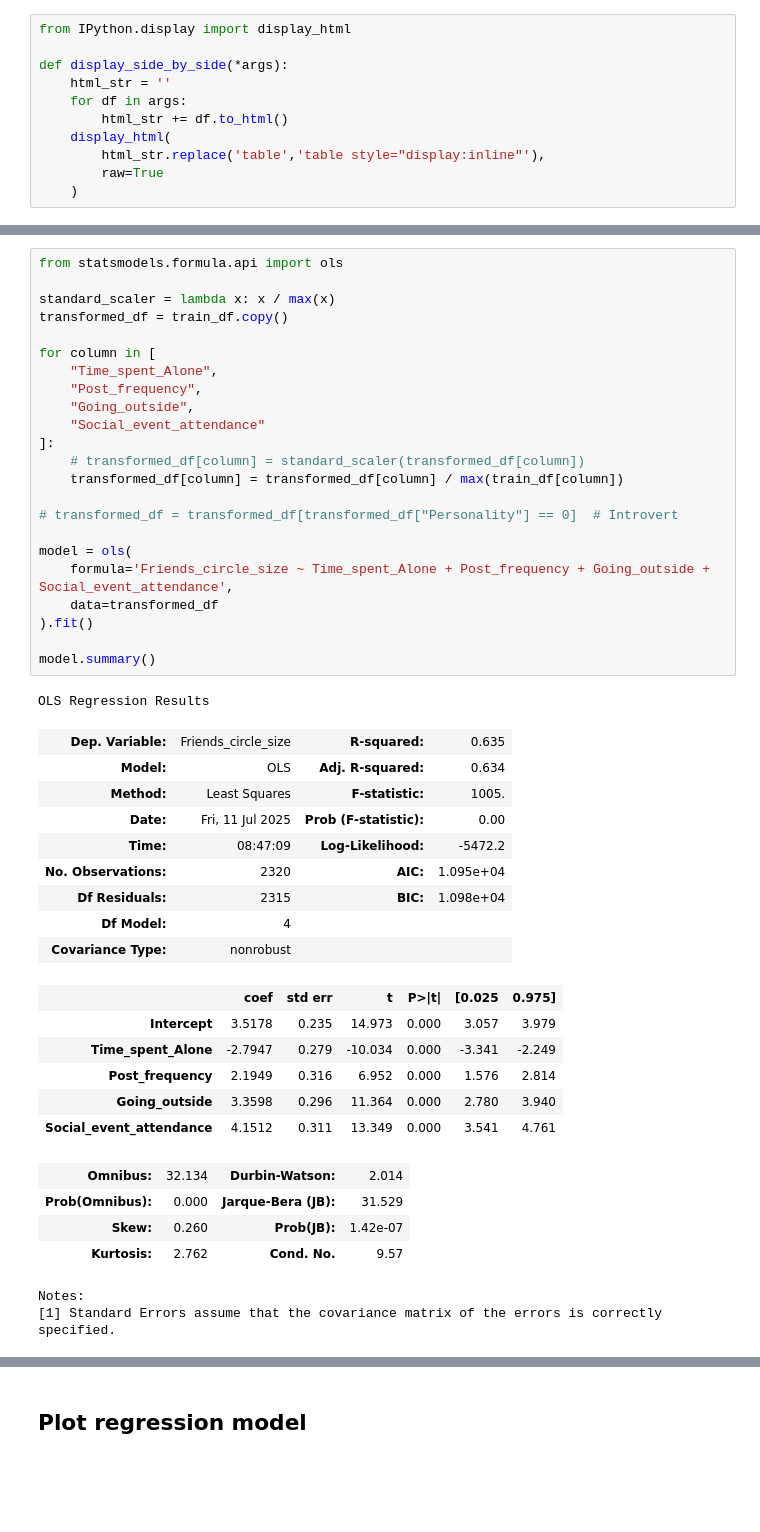
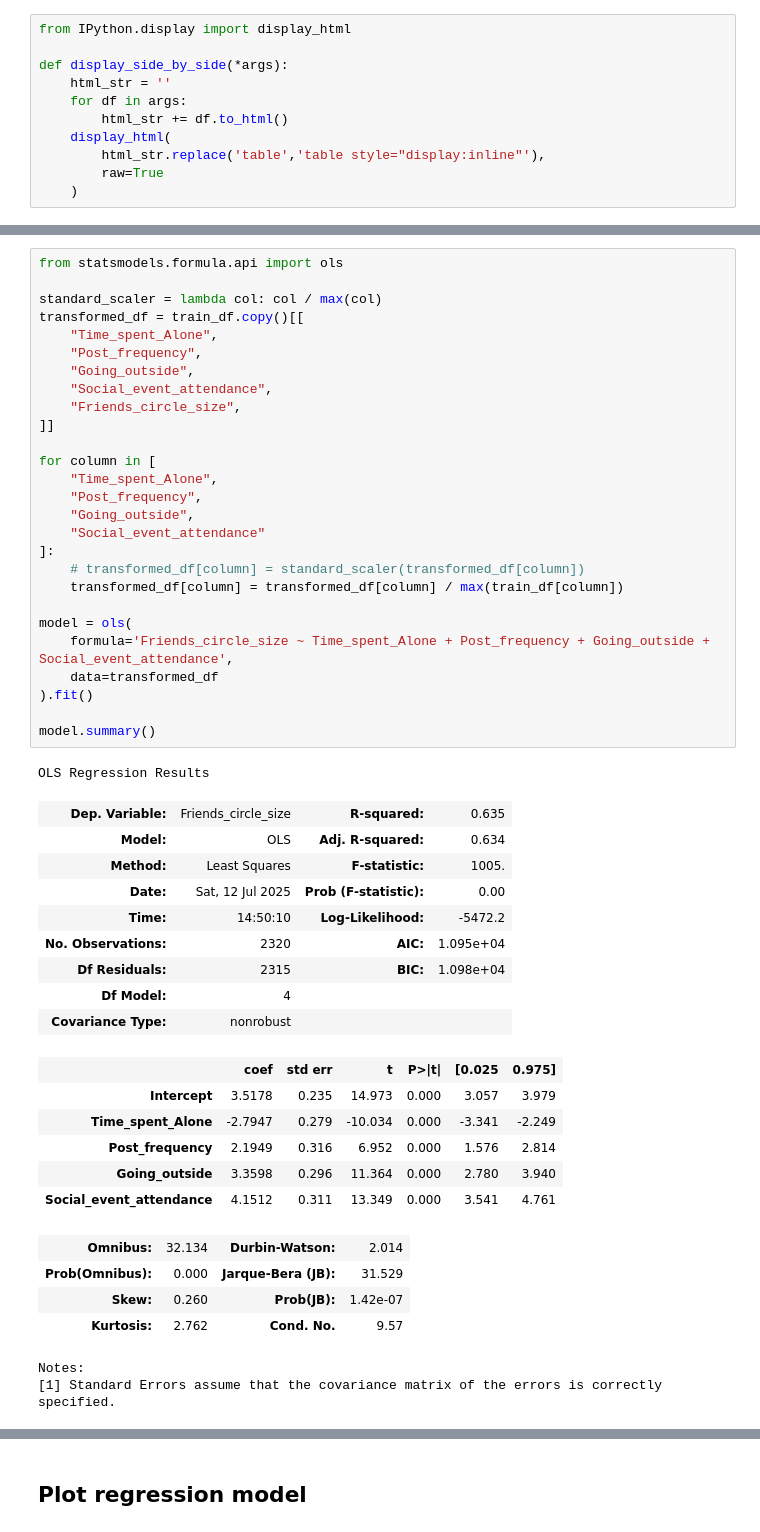
Before and after one commit to Prokope45/NeuralNetworkProject, a Jupyter notebook: LinearRegressionAnalysis.ipynb, the cells around one changed output, grey strips where cells are left out. Saved outputs shown, nothing was run; the diff lists cells and outputs as text; blank space fills up the shorter version.

```diff
--- a/LinearRegressionAnalysis.ipynb
+++ b/LinearRegressionAnalysis.ipynb
@@ -113,33 +122,37 @@ R-Squared: 0.6348024310834368
 # %%
 from statsmodels.formula.api import ols
 
-standard_scaler = lambda x: x / max(x)
-transformed_df = train_df.copy()
+standard_scaler = lambda col: col / max(col)
+transformed_df = train_df.copy()[[
+    "Time_spent_Alone",
+    "Post_frequency",
+    "Going_outside",
+    "Social_event_attendance",
+    "Friends_circle_size",
+]]
 
 for column in [
     "Time_spent_Alone",
     "Post_frequency",
     "Going_outside",
     "Social_event_attendance"
 ]:
     # transformed_df[column] = standard_scaler(transformed_df[column])
     transformed_df[column] = transformed_df[column] / max(train_df[column])
 
-# transformed_df = transformed_df[transformed_df["Personality"] == 0]  # Introvert
-
 model = ols(
     formula='Friends_circle_size ~ Time_spent_Alone + Post_frequency + Going_outside + Social_event_attendance',
     data=transformed_df
 ).fit()
 
 model.summary()
 # %% [output]
 OLS Regression Results
 | Dep. Variable: | Friends_circle_size | R-squared: | 0.635 |
 | Model: | OLS | Adj. R-squared: | 0.634 |
 | Method: | Least Squares | F-statistic: | 1005. |
-| Date: | Fri, 11 Jul 2025 | Prob (F-statistic): | 0.00 |
-| Time: | 08:47:09 | Log-Likelihood: | -5472.2 |
+| Date: | Sat, 12 Jul 2025 | Prob (F-statistic): | 0.00 |
+| Time: | 14:50:10 | Log-Likelihood: | -5472.2 |
 | No. Observations: | 2320 | AIC: | 1.095e+04 |
 | Df Residuals: | 2315 | BIC: | 1.098e+04 |
 | Df Model: | 4 |  |  |
```
Also changed, not shown: parts of 18 cells of this notebook.
